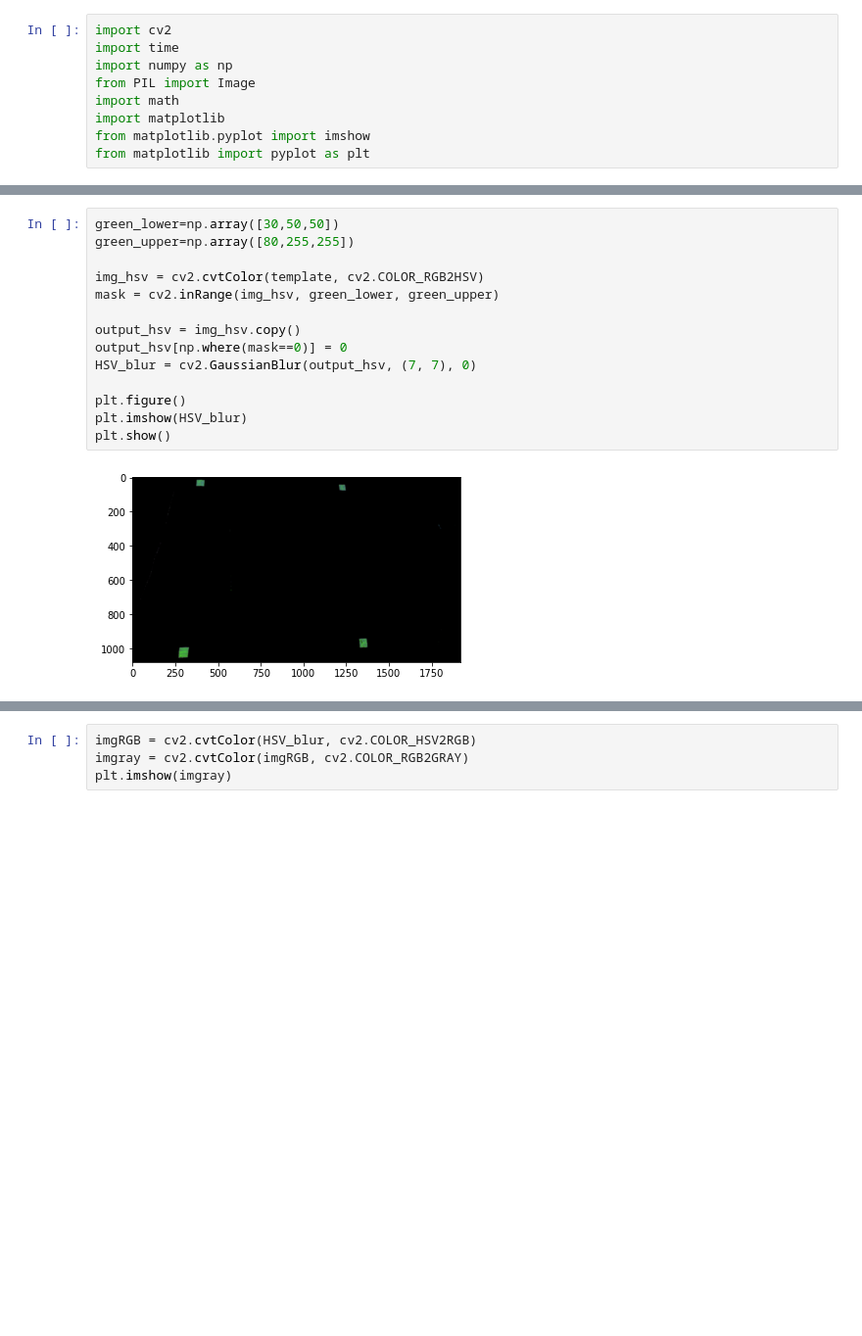
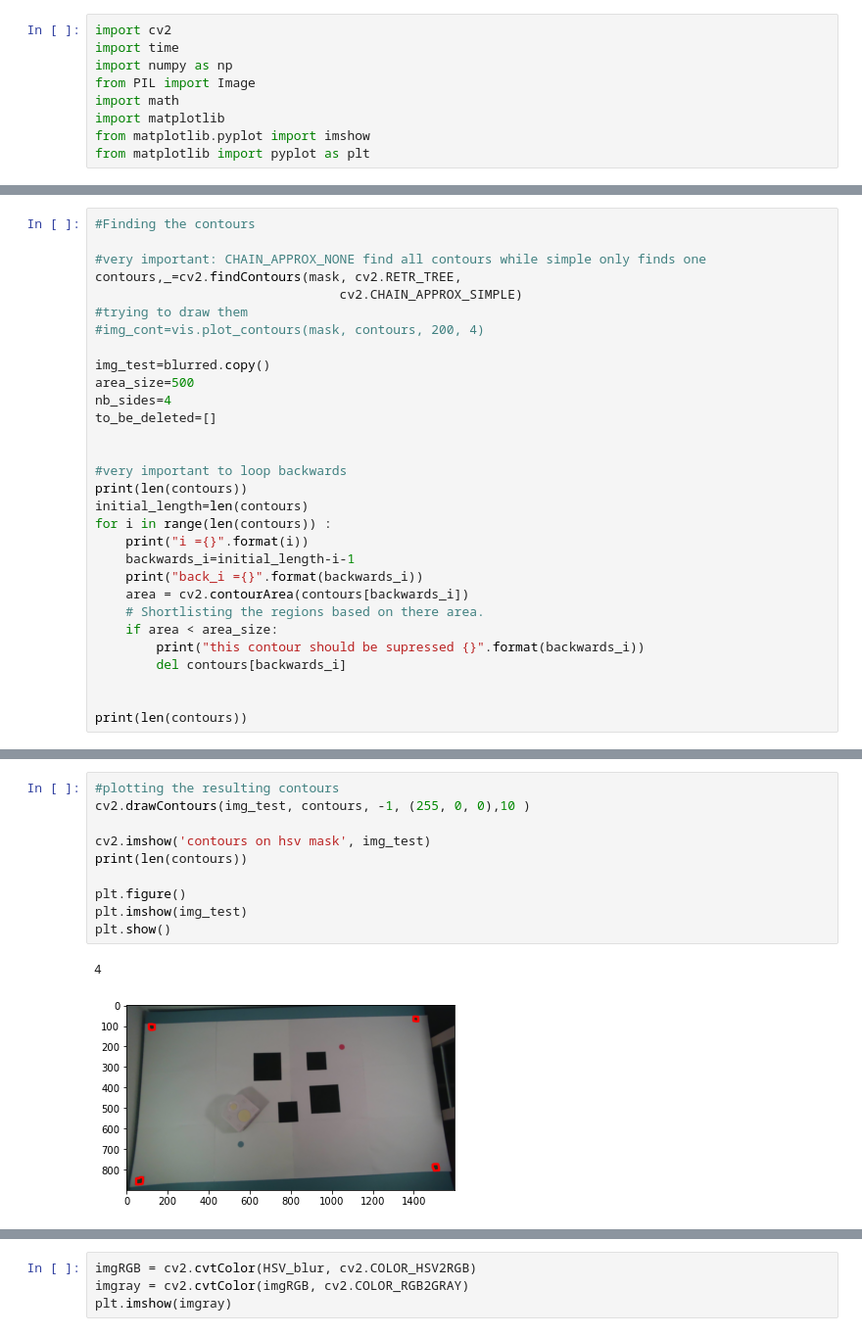
Before and after one commit to theoh-io/EPFL_MobileRobotics_2021, a Jupyter notebook: Distorsion test.ipynb, the cells around one changed output, grey strips where cells are left out. Shown at 98% size. Cells and saved outputs as stored; diff of their text form; blank space fills up the shorter version.

```diff
--- a/Distorsion test.ipynb
+++ b/Distorsion test.ipynb
@@ -37,0 +183,30 @@ plt.show()
+# %%
+#Finding the contours
+
+#very important: CHAIN_APPROX_NONE find all contours while simple only finds one
+contours,_=cv2.findContours(mask, cv2.RETR_TREE,
+                                cv2.CHAIN_APPROX_SIMPLE)
+#trying to draw them
+#img_cont=vis.plot_contours(mask, contours, 200, 4)
+
+img_test=blurred.copy()
+area_size=500
+nb_sides=4
+to_be_deleted=[]
+
+
+#very important to loop backwards
+print(len(contours))
+initial_length=len(contours)
+for i in range(len(contours)) :
+    print("i ={}".format(i))
+    backwards_i=initial_length-i-1
+    print("back_i ={}".format(backwards_i))
+    area = cv2.contourArea(contours[backwards_i])
+    # Shortlisting the regions based on there area.
+    if area < area_size:
+        print("this contour should be supressed {}".format(backwards_i))
+        del contours[backwards_i]
+
+
+print(len(contours))
@@ -38,16 +224,13 @@ plt.show()
 # %%
-green_lower=np.array([30,50,50])
-green_upper=np.array([80,255,255])
+#plotting the resulting contours
+cv2.drawContours(img_test, contours, -1, (255, 0, 0),10 )
 
-img_hsv = cv2.cvtColor(template, cv2.COLOR_RGB2HSV)
-mask = cv2.inRange(img_hsv, green_lower, green_upper)
-
-output_hsv = img_hsv.copy()
-output_hsv[np.where(mask==0)] = 0
-HSV_blur = cv2.GaussianBlur(output_hsv, (7, 7), 0)
+cv2.imshow('contours on hsv mask', img_test)
+print(len(contours))
 
 plt.figure()
-plt.imshow(HSV_blur)
+plt.imshow(img_test)
 plt.show()
 # %% [output]
+4
-[figure, old version]
+[figure, new version]
```
Also changed, not shown: parts of 20 cells of this notebook, 5 other files.
